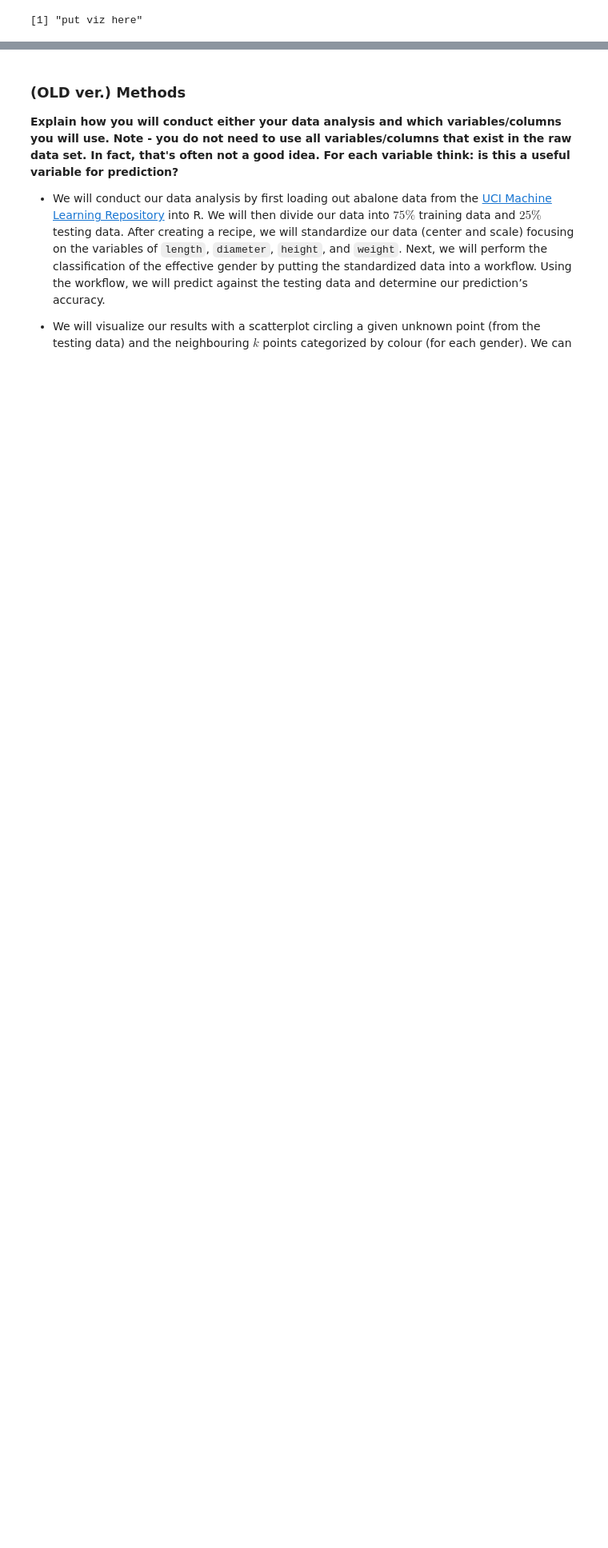
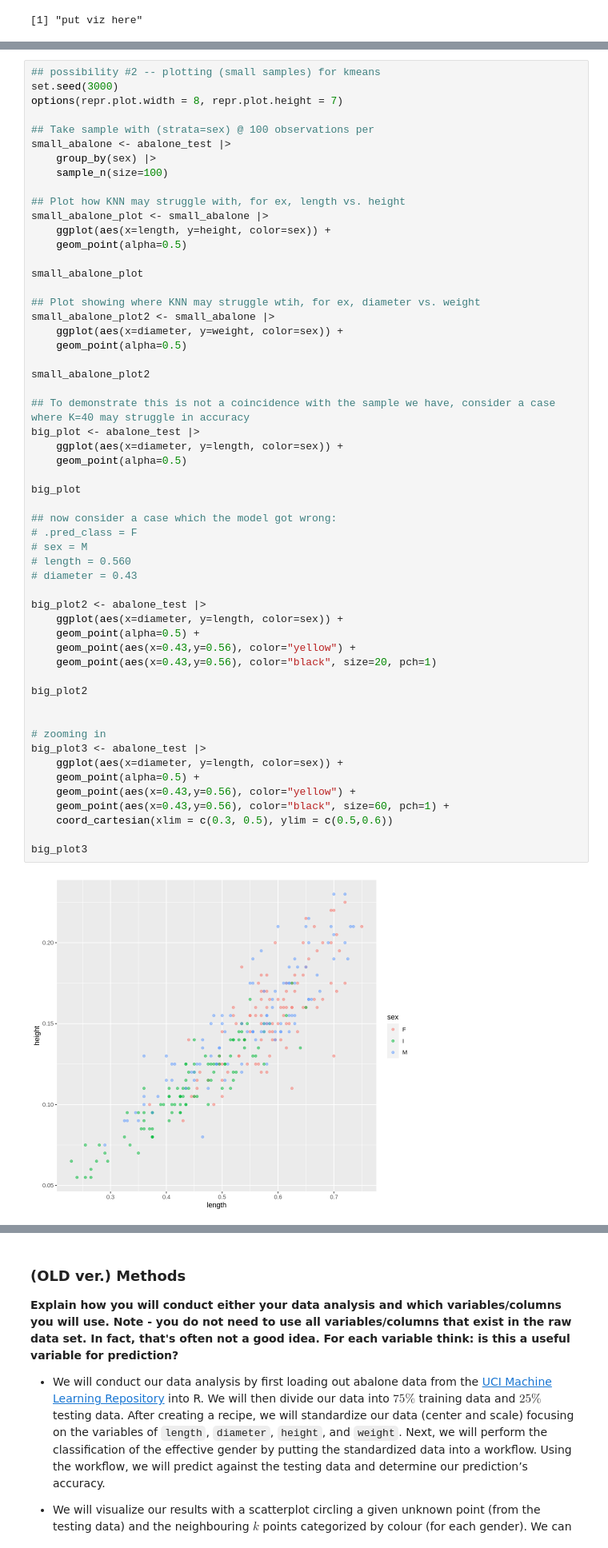
Before and after one commit to mmung3/dsci-100-2022w2-group-22, a Jupyter notebook: group_project_report.ipynb, the cells around one changed output, grey strips where cells are left out. Shown at 80% size. Cells and saved outputs as stored; diff of their text form; blank space fills up the shorter version.

```diff
--- a/group_project_report.ipynb
+++ b/group_project_report.ipynb
@@ -334,0 +364,57 @@ test_accuracy
+# %%
+## possibility #2 -- plotting (small samples) for kmeans
+set.seed(3000)
+options(repr.plot.width = 8, repr.plot.height = 7)
+
+## Take sample with (strata=sex) @ 100 observations per
+small_abalone <- abalone_test |>
+    group_by(sex) |>
+    sample_n(size=100)
+
+## Plot how KNN may struggle with, for ex, length vs. height
+small_abalone_plot <- small_abalone |>
+    ggplot(aes(x=length, y=height, color=sex)) +
+    geom_point(alpha=0.5)
+
+small_abalone_plot
+
+## Plot showing where KNN may struggle wtih, for ex, diameter vs. weight
+small_abalone_plot2 <- small_abalone |>
+    ggplot(aes(x=diameter, y=weight, color=sex)) +
+    geom_point(alpha=0.5)
+
+small_abalone_plot2
+
+## To demonstrate this is not a coincidence with the sample we have, consider a case where K=40 may struggle in accuracy
+big_plot <- abalone_test |>
+    ggplot(aes(x=diameter, y=length, color=sex)) +
+    geom_point(alpha=0.5)
+
+big_plot
+
+## now consider a case which the model got wrong:
+# .pred_class = F
+# sex = M
+# length = 0.560
+# diameter = 0.43
+
+big_plot2 <- abalone_test |>
+    ggplot(aes(x=diameter, y=length, color=sex)) +
+    geom_point(alpha=0.5) +
+    geom_point(aes(x=0.43,y=0.56), color="yellow") +
+    geom_point(aes(x=0.43,y=0.56), color="black", size=20, pch=1)
+
+big_plot2
+
+
+# zooming in
+big_plot3 <- abalone_test |>
+    ggplot(aes(x=diameter, y=length, color=sex)) +
+    geom_point(alpha=0.5) +
+    geom_point(aes(x=0.43,y=0.56), color="yellow") +
+    geom_point(aes(x=0.43,y=0.56), color="black", size=60, pch=1) +
+    coord_cartesian(xlim = c(0.3, 0.5), ylim = c(0.5,0.6))
+
+big_plot3
+# %% [output]
+[figure, added]
```
Also changed, not shown: parts of 12 cells of this notebook.
